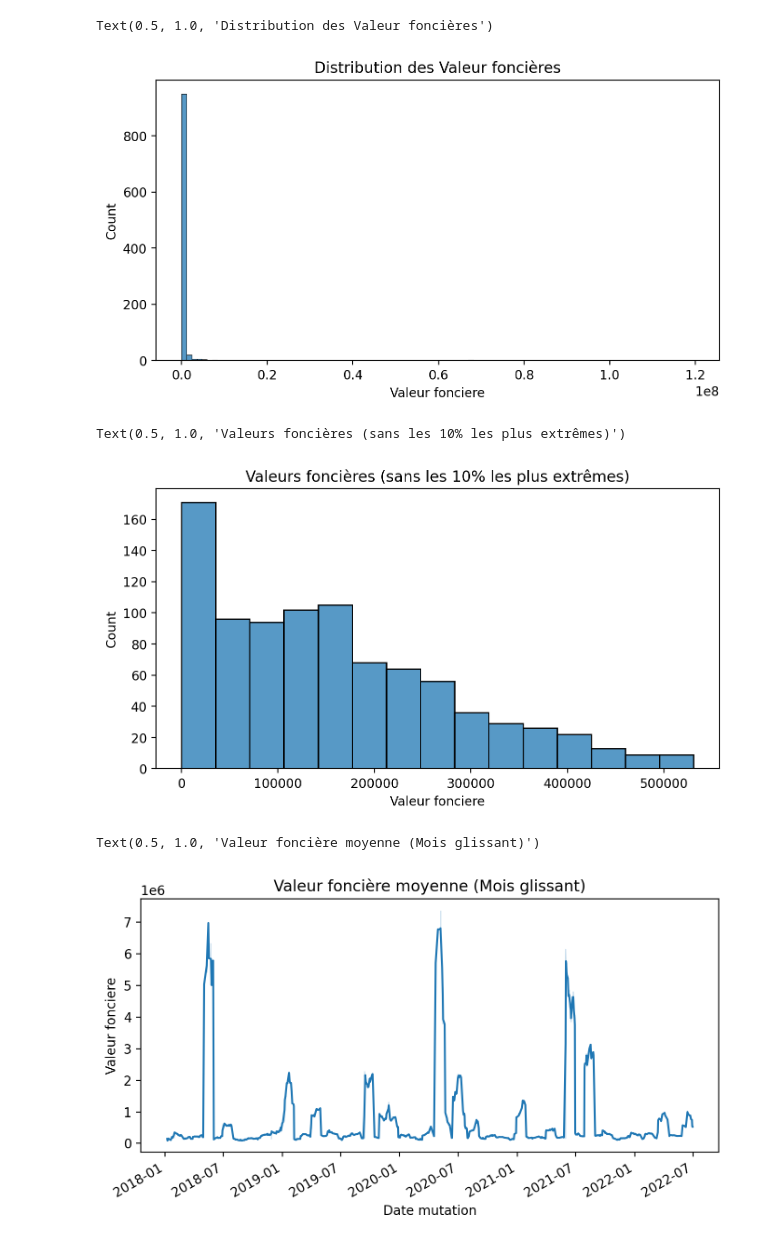
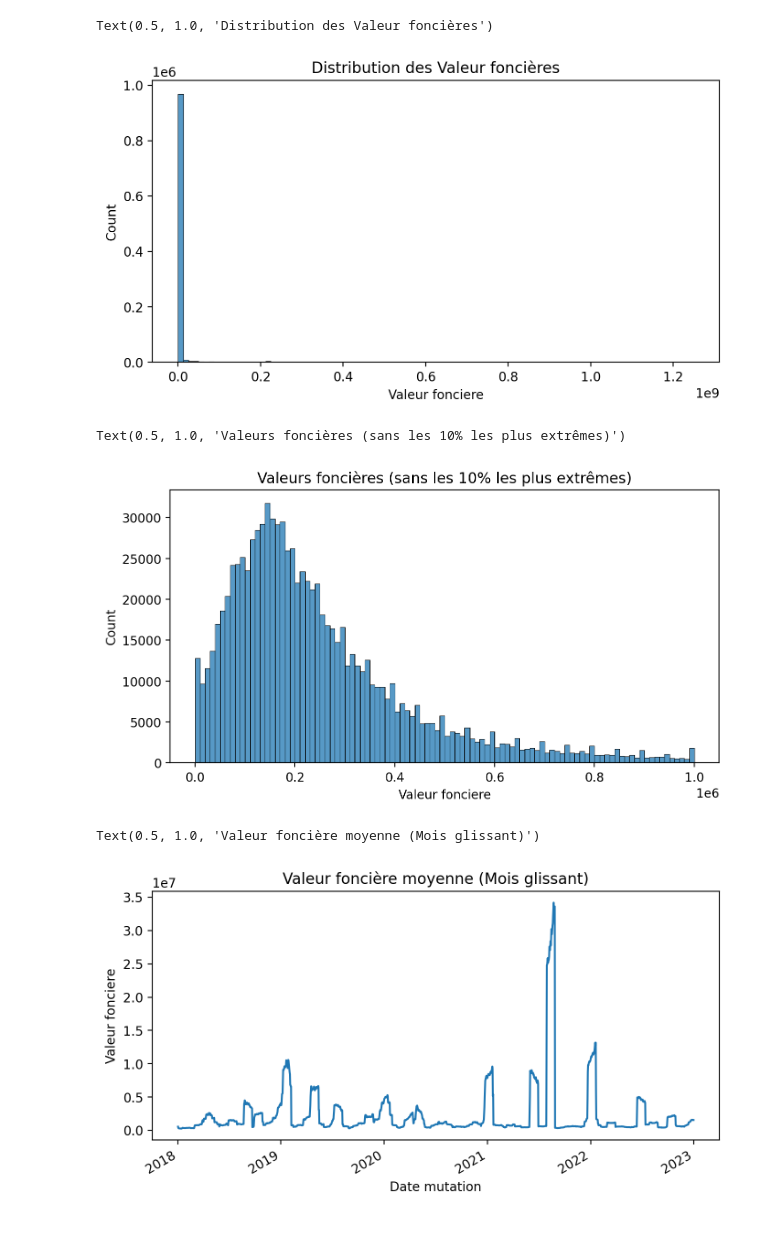
Before and after one commit to JulesPrieux/data-management-immo, a Jupyter notebook: data_exploration.ipynb, the cells around one changed output. Drawn from its saved outputs; the diff is of its cells as text; code cells hidden in the pictures.

```diff
--- a/data_exploration.ipynb
+++ b/data_exploration.ipynb
@@ -10,7 +10,8 @@ plt.rcParams['figure.dpi'] = 200
 df = pd.read_csv("cleaned_data.csv")
 df["Date mutation"] = pd.to_datetime(df["Date mutation"], dayfirst=True)
 df = df.set_index("Date mutation").sort_index()
-sample = df.sample(1000).sort_index() # Work with sample to avoid long loading times.
+sample = df.sample(1_000_000).sort_index()
+# sample = df
 display(df)
 display(df.isna().sum())
 display(df.dtypes)
@@ -69,14 +70,14 @@ sns.histplot(sample, x="Valeur fonciere", bins=100)
 plt.title("Distribution des Valeur foncières")
 # %% [output]
 Text(0.5, 1.0, 'Distribution des Valeur foncières')
-[figure, old version]
+[figure, new version]
 # %%
 without_outliers = sample["Valeur fonciere"][sample["Valeur fonciere"].between(sample["Valeur fonciere"].quantile(0), sample["Valeur fonciere"].quantile(.9))] # without outliers
-sns.histplot(without_outliers)
+sns.histplot(without_outliers, bins=100)
 plt.title("Valeurs foncières (sans les 10% les plus extrêmes)")
 # %% [output]
 Text(0.5, 1.0, 'Valeurs foncières (sans les 10% les plus extrêmes)')
-[figure, old version]
+[figure, new version]
 # %%
 monthly_mean = sample["Valeur fonciere"].rolling("30d").mean().dropna()
 sns.lineplot(x=monthly_mean.index, y=monthly_mean)
@@ -84,7 +85,7 @@ plt.gcf().autofmt_xdate()
 plt.title("Valeur foncière moyenne (Mois glissant)")
 # %% [output]
 Text(0.5, 1.0, 'Valeur foncière moyenne (Mois glissant)')
-[figure, old version]
+[figure, new version]
 # %%
 monthly_mean = without_outliers.rolling("30d").mean().dropna()
 sns.lineplot(x=monthly_mean.index, y=monthly_mean)
```
Also changed, not shown: parts of 13 cells of this notebook, 1 other file.
